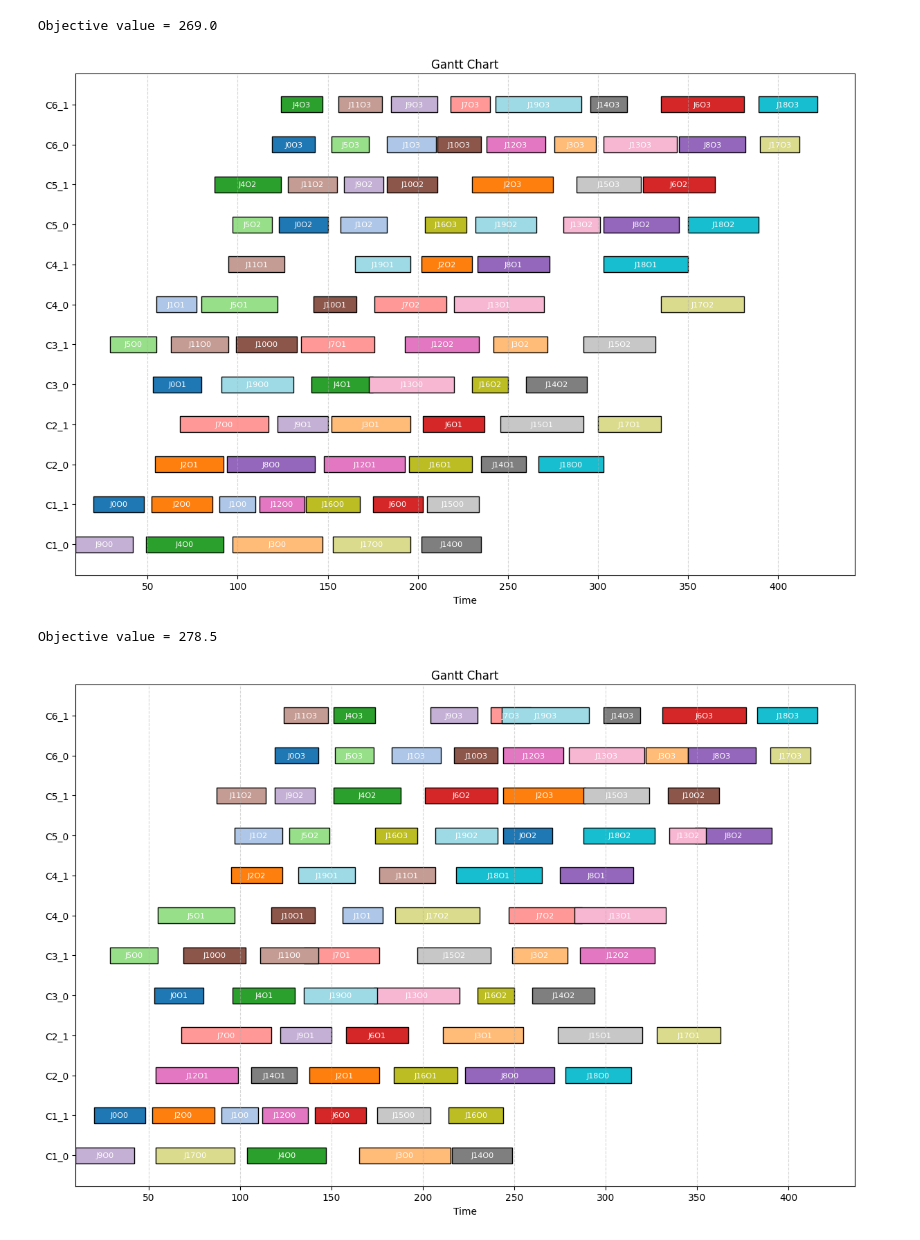
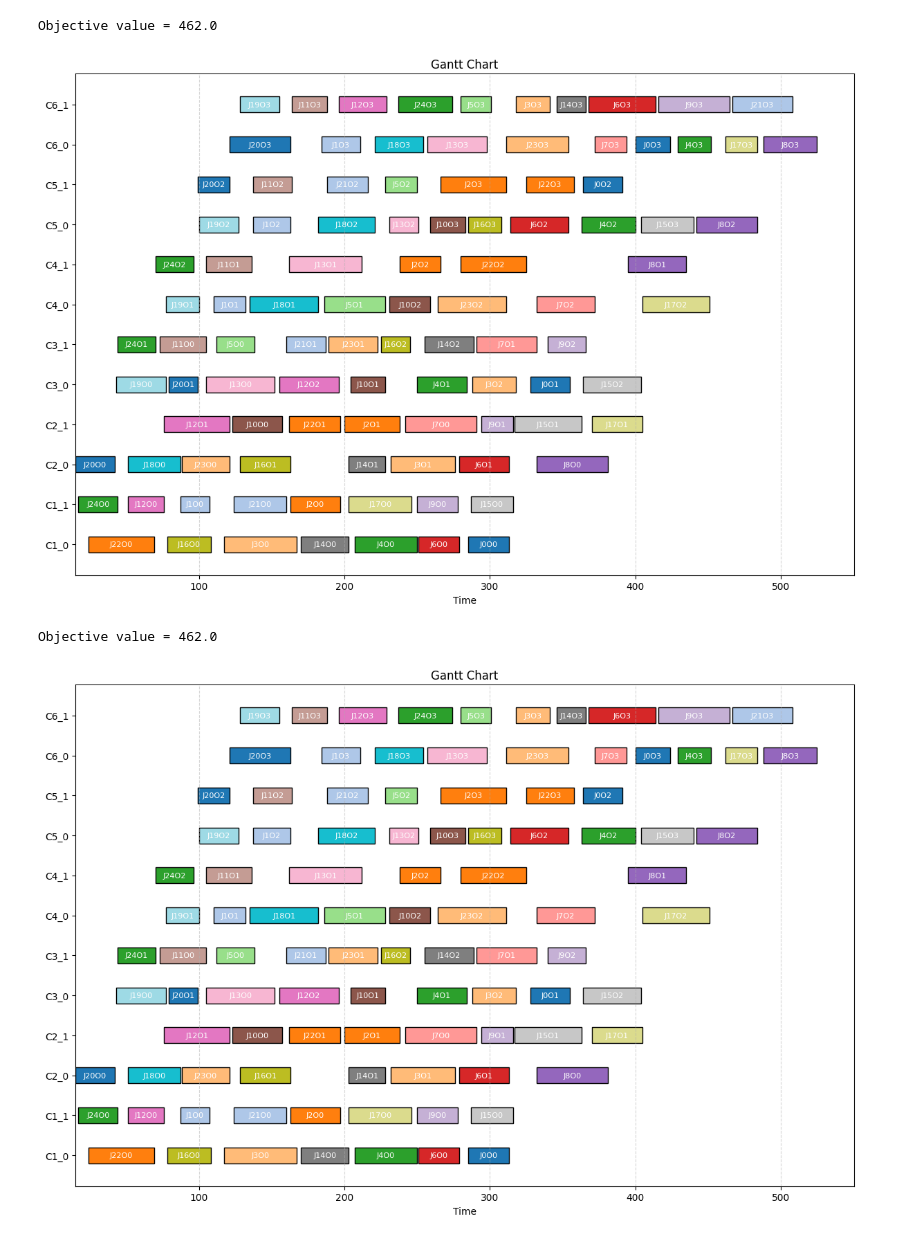
Before and after one commit to jmmchang/Flexible-Job-Shops, a Jupyter notebook: FJS.ipynb, the cells around one changed output. Drawn from its saved outputs; the diff is of its cells as text; code cells hidden in the pictures.

```diff
--- a/FJS.ipynb
+++ b/FJS.ipynb
@@ -36,21 +36,21 @@ for j, ops in schedule.items():
 seed_solution = (machs, times)
 problem = SchedulingProblem(jobs_data, release_dates, due_dates, weights, setup_times, center_caps, alpha)
 # %%
-Tabu = TabuSearch(problem, steps = 1000, tabu_size = 30)
+Tabu = TabuSearch(problem, steps = 10000, tabu_size = 30)
 best_obj, best_schedule = Tabu.run(seed_solution)
 print(f"Objective value = {best_obj}\n")
 best_schedule = problem.generate_schedule(best_schedule[0], best_schedule[1])
 plot_gantt(best_schedule)
 # %% [output]
-Objective value = 269.0
+Objective value = 462.0
-[figure, old version]
+[figure, new version]
 # %%
-SA = SimulatedAnnealing(problem, initial_temperature = 5000, min_temperature = 1, max_iteration = 1000, steps = 100)
+SA = SimulatedAnnealing(problem, initial_temperature = 10000, min_temperature = 1, max_iteration = 500, steps = 100)
 best_obj, best_schedule = SA.run(seed_solution)
 print(f"Objective value = {best_obj}\n")
 best_schedule = problem.generate_schedule(best_schedule[0], best_schedule[1])
 plot_gantt(best_schedule)
 # %% [output]
-Objective value = 278.5
+Objective value = 462.0
-[figure, old version]
+[figure, new version]
 # %%
```
Also changed, not shown: parts of 2 cells of this notebook, 4 other files.
